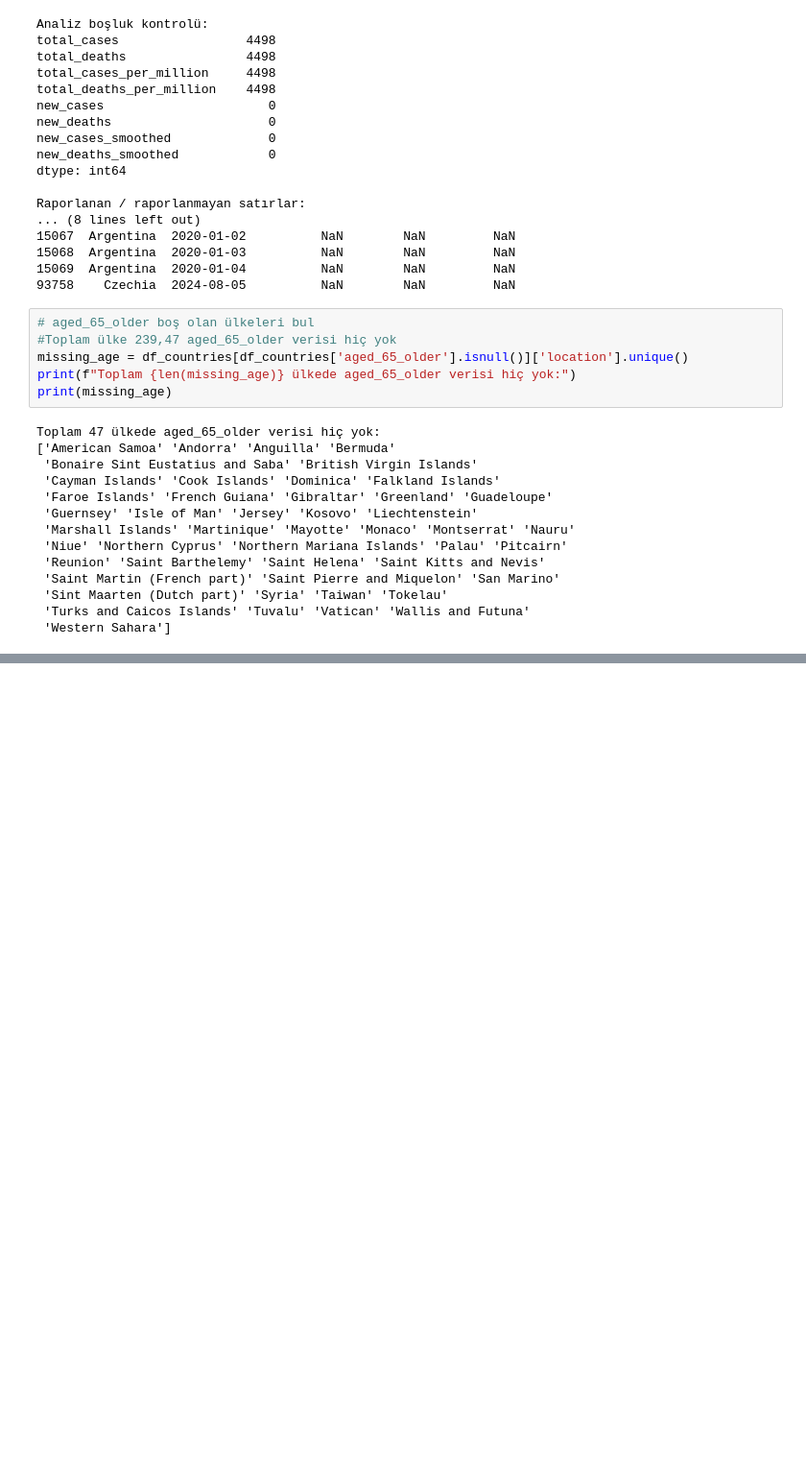
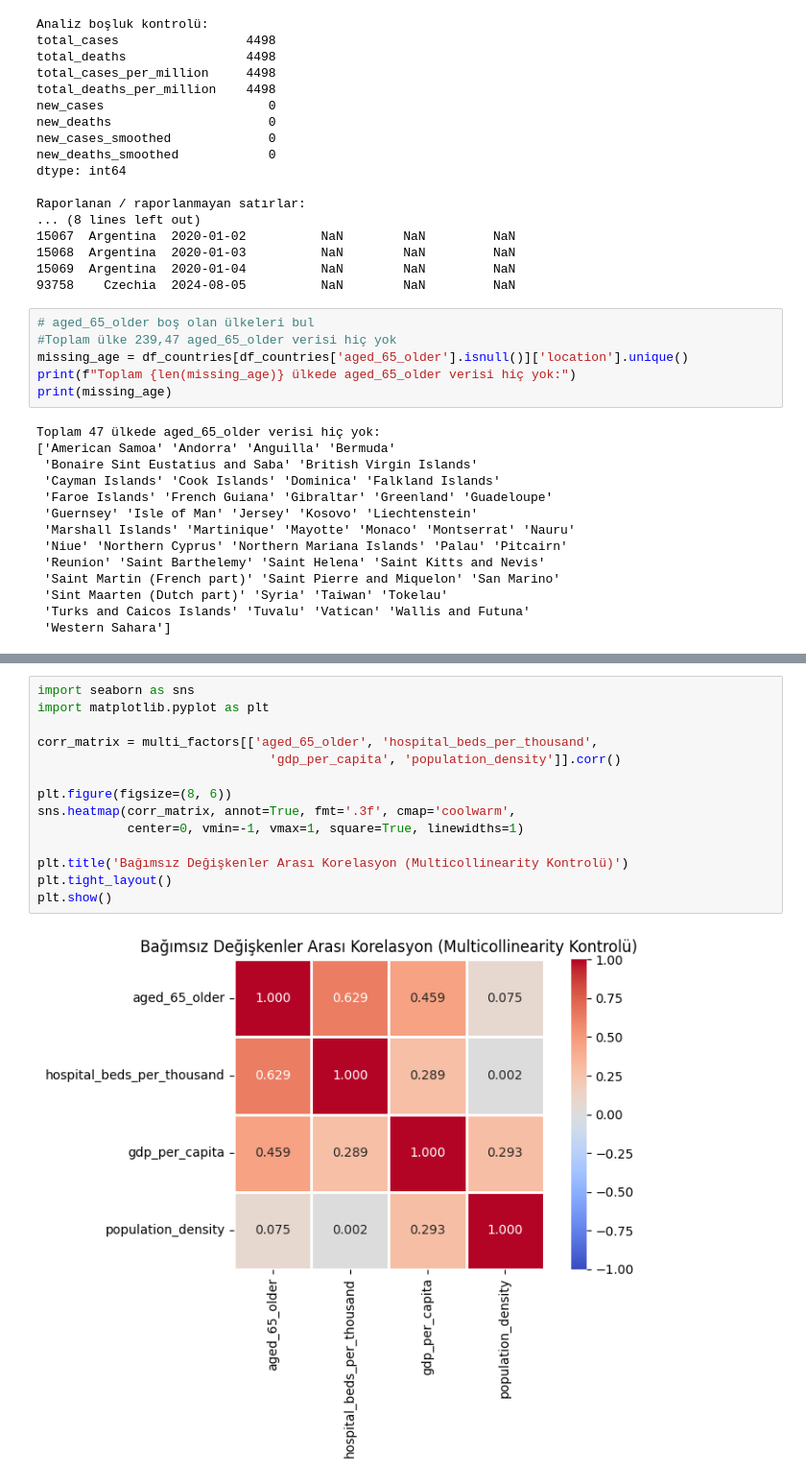
Before and after one commit to nazlican-engineer/CoronaVirusProject, a Jupyter notebook: covid_analysis.ipynb, the cells around one changed output, grey strips where cells are left out. Shown at 96% size. Saved outputs shown, nothing was run; the diff lists cells and outputs as text; blank space fills up the shorter version.

```diff
--- a/covid_analysis.ipynb
+++ b/covid_analysis.ipynb
@@ -416,0 +598,16 @@ print(latest_age.head())
+# %%
+import seaborn as sns
+import matplotlib.pyplot as plt
+
+corr_matrix = multi_factors[['aged_65_older', 'hospital_beds_per_thousand',
+                               'gdp_per_capita', 'population_density']].corr()
+
+plt.figure(figsize=(8, 6))
+sns.heatmap(corr_matrix, annot=True, fmt='.3f', cmap='coolwarm',
+            center=0, vmin=-1, vmax=1, square=True, linewidths=1)
+
+plt.title('Bağımsız Değişkenler Arası Korelasyon (Multicollinearity Kontrolü)')
+plt.tight_layout()
+plt.show()
+# %% [output]
+[figure, added]
```
Also changed, not shown: parts of 15 cells of this notebook.
